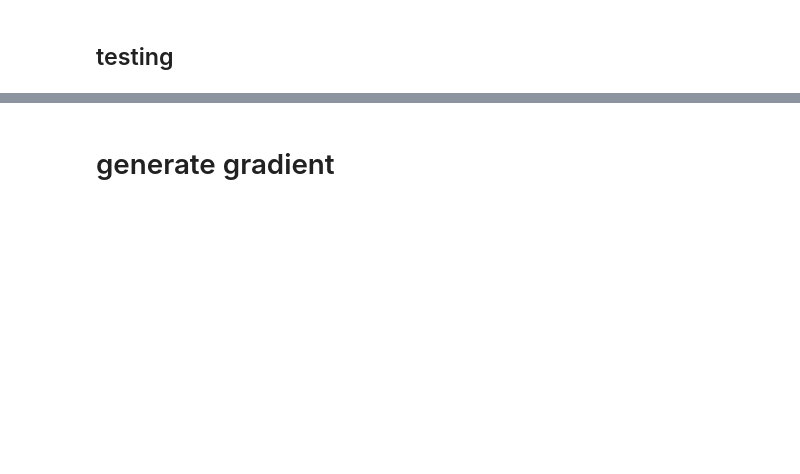
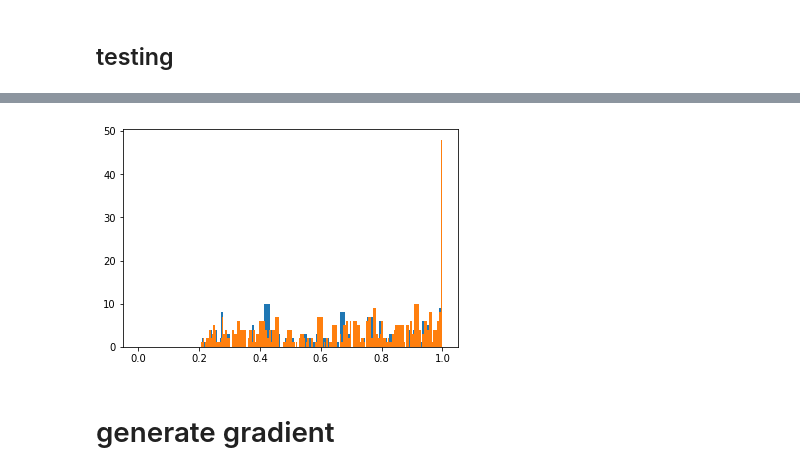
Before and after one commit to FrankWJW/MSc-dissertation, a Jupyter notebook: classifier.ipynb, the cells around one changed output, grey strips where cells are left out. Saved outputs shown, nothing was run; the diff lists cells and outputs as text; code cells hidden in the pictures; blank space fills up the shorter version.

```diff
--- a/classifier.ipynb
+++ b/classifier.ipynb
@@ -331,3 +419,9 @@ plt.grid(True)
+# %%
+plt.hist(thresholds, fpr)
+plt.hist(thresholds, tpr)
+plt.show()
+# %% [output]
+[figure, added]
 # %% [markdown]
 # generate gradient
 # %%
```
Also changed, not shown: parts of 29 cells of this notebook, 7 other files.
